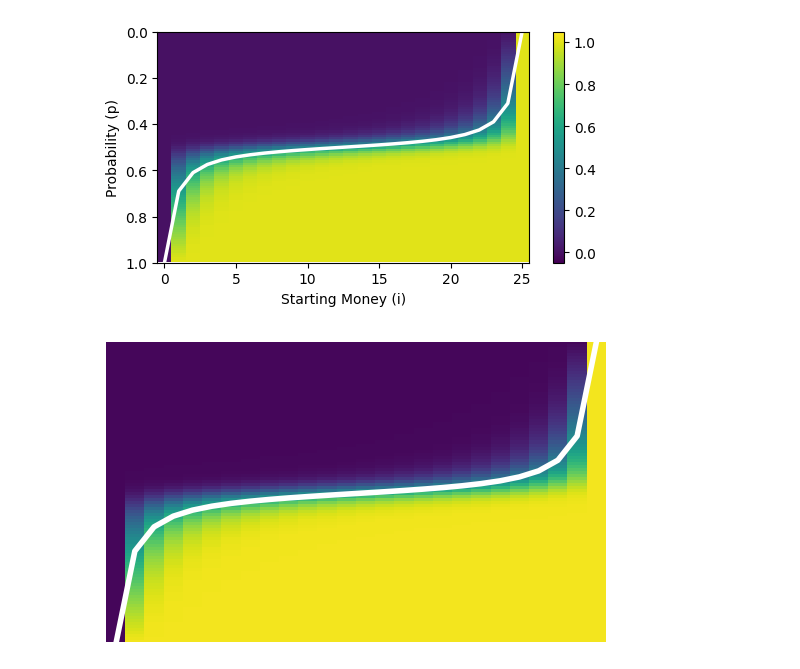
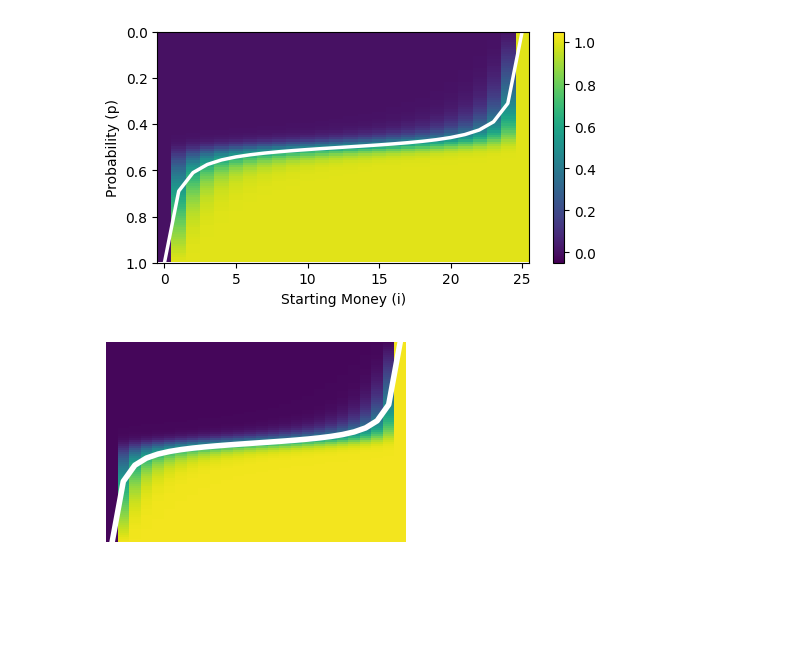
Before and after one commit to ryanirl/blog-supplementary, a Jupyter notebook: gamblers_ruin/figures.ipynb, the cells around one changed output. Saved outputs shown, nothing was run; the diff lists cells and outputs as text; code cells hidden in the pictures; blank space fills up the shorter version.

```diff
--- a/gamblers_ruin/figures.ipynb
+++ b/gamblers_ruin/figures.ipynb
@@ -166,29 +166,29 @@ plt.show()
 [figure]
 # %%
 plt.style.use("default")
-fig, ax = plt.subplots(figsize = (5, 3))
+fig, ax = plt.subplots(figsize = (3, 2))
 os = 0.02
 ax.imshow(image, aspect = "auto", interpolation = "none", vmin = 0 - os, vmax = 1.0 + os)
 ax.plot(image.mean(axis = 0)[::-1] * 100, color = "white", linewidth = 4.0)
 
 ax.set_ylim([99, 0])
 ys = np.array([0, 20, 40, 60, 80, 100])
 
 ax.axis("off")
 ax.set_xticks([])
 ax.set_yticks([])
 plt.subplots_adjust(top = 1, bottom = 0, right = 1, left = 0)
 
 plt.savefig(
-    "./img/gr_cover.png",
+    "./figures/gr_cover.png",
     transparent = False,
     bbox_inches = "tight",
     pad_inches = 0,
     dpi = 300
 )
 plt.show()
 # %% [output]
-[figure, old version]
+[figure, new version]
 # %%
 p = 0.5
 N = 100
```
Also changed, not shown: parts of 3 cells of this notebook, 11 other files.
